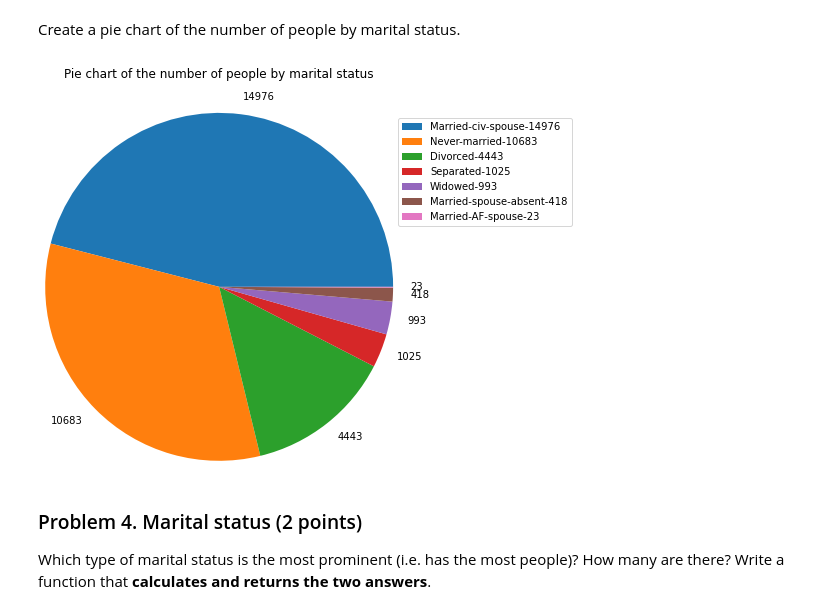
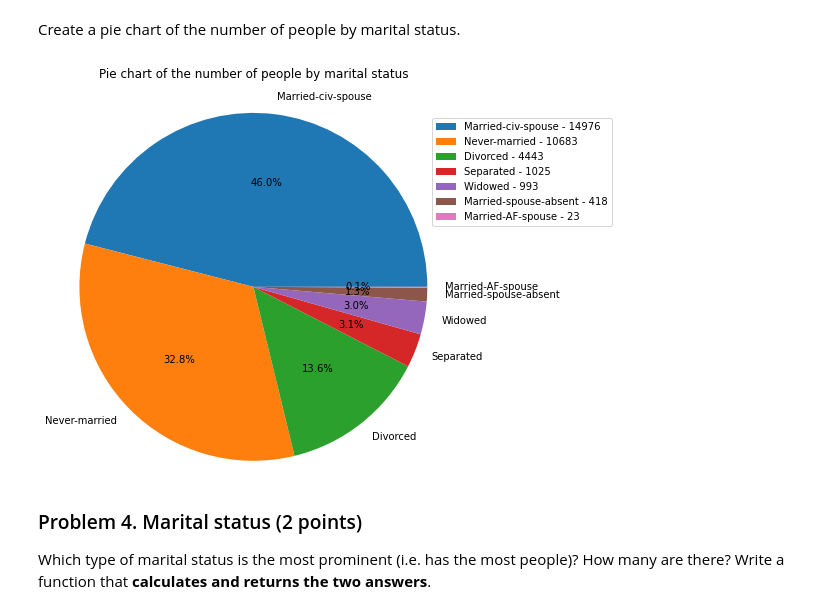
Before and after one commit to bahbo/SoftUni_Data_Scinece, a Jupyter notebook: 03. Data-Visualization-Exploratory-Data-Analysis-Lab/Data Visualization and EDA Lab.ipynb, the cells around one changed output. Saved outputs shown, nothing was run; the diff lists cells and outputs as text; code cells hidden in the pictures.

```diff
--- a/03. Data-Visualization-Exploratory-Data-Analysis-Lab/Data Visualization and EDA Lab.ipynb
+++ b/03. Data-Visualization-Exploratory-Data-Analysis-Lab/Data Visualization and EDA Lab.ipynb
@@ -82,12 +82,12 @@ Create a pie chart of the number of people by marital status.
 # %%
 data = income_data['marital-status'].value_counts()
 
-plt.pie(data, labels=data, radius=2)
+plt.pie(data, labels = data.index, autopct='%1.1f%%', radius=2)
 plt.title("Pie chart of the number of people by marital status", pad=100)
-plt.legend(data.index + "-" + data.astype(str), bbox_to_anchor=(1.3, 1.3), loc='upper left')
+plt.legend(data.index + " - " + data.astype(str), bbox_to_anchor=(1.3, 1.3), loc='upper left')
 plt.show()
 # %% [output]
-[figure, old version]
+[figure, new version]
 # %% [markdown]
 ### Problem 4. Marital status (2 points)
 Which type of marital status is the most prominent (i.e. has the most people)? How many are there? Write a function that **calculates and returns the two answers**.
```
Also changed, not shown: 2 other files.
